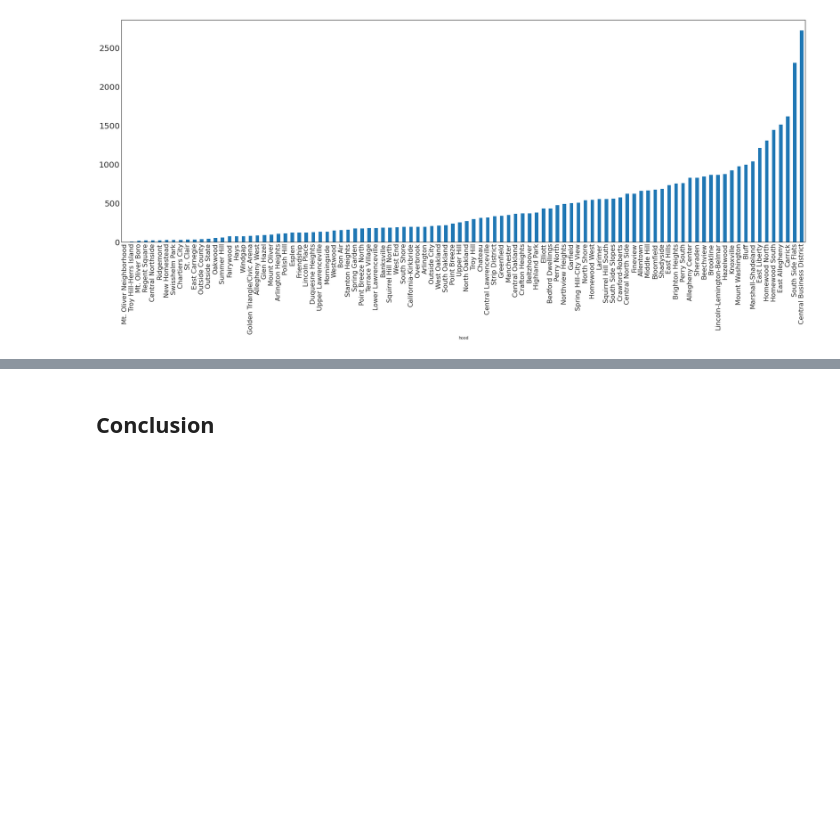
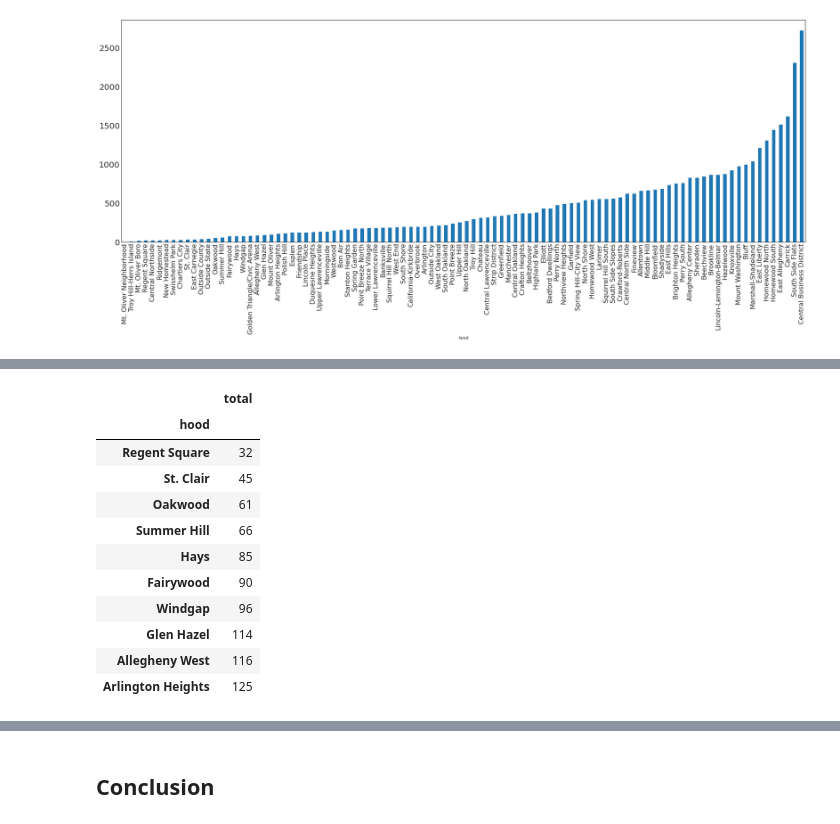
Before and after one commit to alexisgiobbi/bigideas-final, a Jupyter notebook: group-notebook.ipynb, the cells around one changed output, grey strips where cells are left out. Cells and saved outputs as stored; diff of their text form; code cells hidden in the pictures; blank space fills up the shorter version.

```diff
--- a/group-notebook.ipynb
+++ b/group-notebook.ipynb
@@ -226,0 +160,21 @@ As a side note, South Side Flats is rounding out the bottom two spots for all th
+# %%
+merge  = merged.groupby('hood')['total'].sum().sort_values(ascending=True)
+merge = pd.DataFrame(merge)
+
+# sorting
+pd.set_option('display.max_rows', None)
+merge = merge.sort_values(['total', 'hood'], ascending=[1, 0])
+merge.head(10)
+# %% [output]
+|  | total |
+| hood |  |
+| Regent Square | 32 |
+| St. Clair | 45 |
+| Oakwood | 61 |
+| Summer Hill | 66 |
+| Hays | 85 |
+| Fairywood | 90 |
+| Windgap | 96 |
+| Glen Hazel | 114 |
+| Allegheny West | 116 |
+| Arlington Heights | 125 |
```
Also changed, not shown: parts of 13 cells of this notebook.
